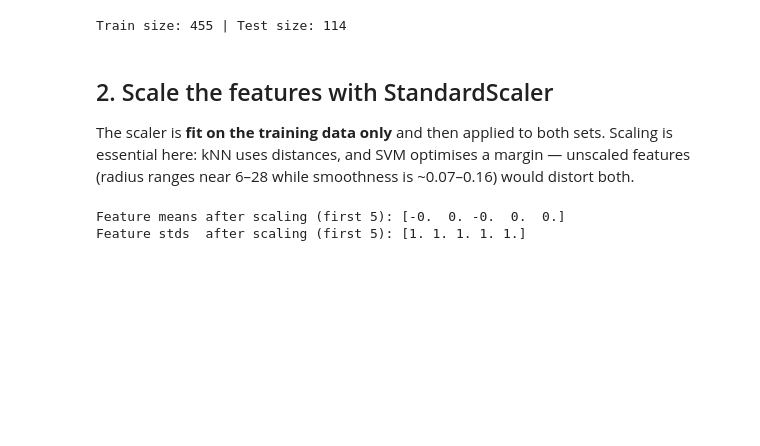
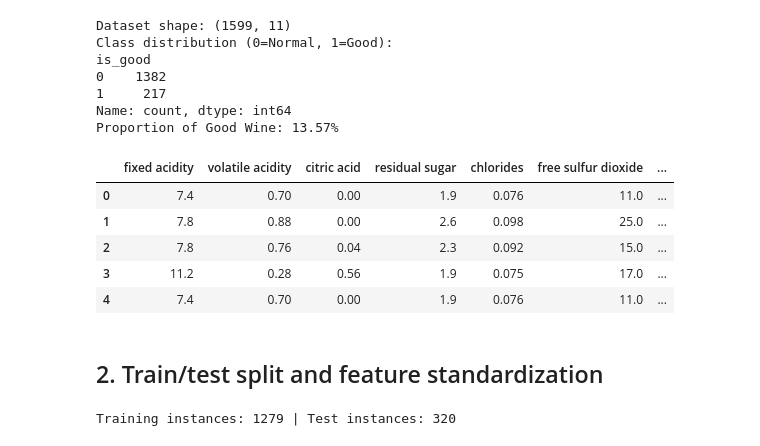
Before and after one commit to omkarbg100/dsa-practical, a Jupyter notebook: notebooks/exp04_svm_knn.ipynb, the cells around one changed output. Drawn from its saved outputs; the diff is of its cells as text; code cells hidden in the pictures; blank space fills up the shorter version.

```diff
--- a/notebooks/exp04_svm_knn.ipynb
+++ b/notebooks/exp04_svm_knn.ipynb
@@ -16,23 +16,32 @@ The following cells load the data, apply the stated method, produce outputs, and
 from pathlib import Path
 
 import matplotlib.pyplot as plt
+import numpy as np
 import pandas as pd
-from sklearn.datasets import load_breast_cancer
-from sklearn.metrics import ConfusionMatrixDisplay, accuracy_score, confusion_matrix
+import seaborn as sns
+from sklearn.metrics import ConfusionMatrixDisplay, accuracy_score, classification_report, confusion_matrix
 from sklearn.model_selection import train_test_split
 from sklearn.neighbors import KNeighborsClassifier
 from sklearn.preprocessing import StandardScaler
 from sklearn.svm import SVC
 
-RANDOM_STATE = 42
+for candidate in [Path('datasets'), Path('../datasets')]:
+    if candidate.exists():
+        DATA_DIR = candidate
+        break
+else:
+    raise FileNotFoundError('datasets/ folder not found')
 
-for candidate in [Path("outputs"), Path("../outputs")]:
+for candidate in [Path('outputs'), Path('../outputs')]:
     if candidate.exists():
         OUTPUT_DIR = candidate
         break
 
-FIG_DIR = OUTPUT_DIR / "figures"
-RES_DIR = OUTPUT_DIR / "results"
+RES_DIR = OUTPUT_DIR / 'results'
+FIG_DIR = OUTPUT_DIR / 'figures'
+RES_DIR.mkdir(parents=True, exist_ok=True)
 FIG_DIR.mkdir(parents=True, exist_ok=True)
-RES_DIR.mkdir(parents=True, exist_ok=True)
+
+sns.set_theme(style='whitegrid')
+RANDOM_STATE = 42
 # %% [markdown]
@@ -56,21 +49,39 @@ Classes: {np.str_('malignant'): 212, np.str_('benign'): 357}
+# %%
+df = pd.read_csv(DATA_DIR / 'winequality_red.csv')
+# Binary classification: quality >= 7 is 'Good' (1), else 'Normal' (0)
+df['is_good'] = (df['quality'] >= 7).astype(int)
+
+X = df.drop(columns=['quality', 'is_good'])
+y = df['is_good']
+
+print('Dataset shape:', X.shape)
+print('Class distribution (0=Normal, 1=Good):')
+print(y.value_counts())
+print(f'Proportion of Good Wine: {y.mean():.2%}')
+X.head()
+# %% [output]
+Dataset shape: (1599, 11)
+Class distribution (0=Normal, 1=Good):
+is_good
+0    1382
+1     217
+Name: count, dtype: int64
+Proportion of Good Wine: 13.57%
+|  | fixed acidity | volatile acidity | citric acid | residual sugar | chlorides | free sulfur dioxide | ... |
+| 0 | 7.4 | 0.70 | 0.00 | 1.9 | 0.076 | 11.0 | ... |
+| 1 | 7.8 | 0.88 | 0.00 | 2.6 | 0.098 | 25.0 | ... |
+| 2 | 7.8 | 0.76 | 0.04 | 2.3 | 0.092 | 15.0 | ... |
+| 3 | 11.2 | 0.28 | 0.56 | 1.9 | 0.075 | 17.0 | ... |
+| 4 | 7.4 | 0.70 | 0.00 | 1.9 | 0.076 | 11.0 | ... |
+# %% [markdown]
+## 2. Train/test split and feature standardization
 # %%
-X_train, X_test, y_train, y_test = train_test_split(
-    X, y, test_size=0.2, random_state=RANDOM_STATE, stratify=y
-)
-print(f"Train size: {len(X_train)} | Test size: {len(X_test)}")
+X_train, X_test, y_train, y_test = train_test_split(X, y, test_size=0.2, random_state=RANDOM_STATE, stratify=y)
+
+scaler = StandardScaler()
+X_train_sc = scaler.fit_transform(X_train)
+X_test_sc = scaler.transform(X_test)
+
+print(f'Training instances: {X_train.shape[0]} | Test instances: {X_test.shape[0]}')
 # %% [output]
-Train size: 455 | Test size: 114
+Training instances: 1279 | Test instances: 320
-# %% [markdown]
-## 2. Scale the features with StandardScaler
-
-The scaler is **fit on the training data only** and then applied to both sets. Scaling is essential here: kNN uses distances, and SVM optimises a margin — unscaled features (radius ranges near 6–28 while smoothness is ~0.07–0.16) would distort both.
-# %%
-scaler = StandardScaler()
-X_train_scaled = scaler.fit_transform(X_train)
-X_test_scaled = scaler.transform(X_test)
-
-print("Feature means after scaling (first 5):", X_train_scaled.mean(axis=0)[:5].round(6))
-print("Feature stds  after scaling (first 5):", X_train_scaled.std(axis=0)[:5].round(6))
-# %% [output]
-Feature means after scaling (first 5): [-0.  0. -0.  0.  0.]
-Feature stds  after scaling (first 5): [1. 1. 1. 1. 1.]
```
Also changed, not shown: parts of 19 cells of this notebook, 4 other files.
